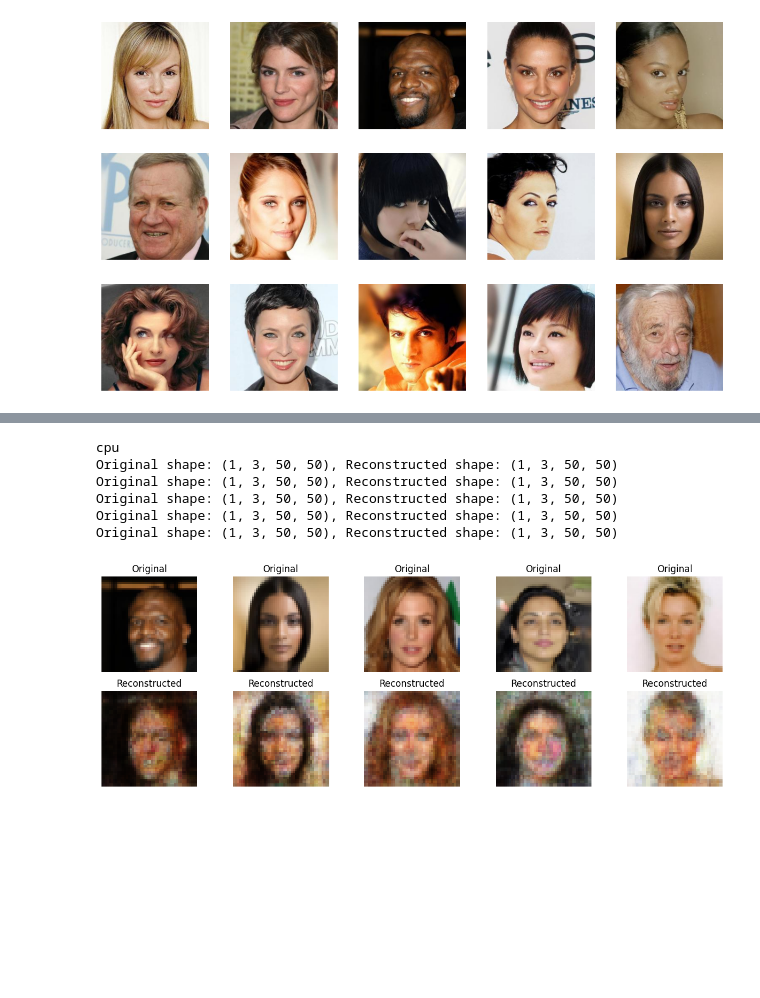
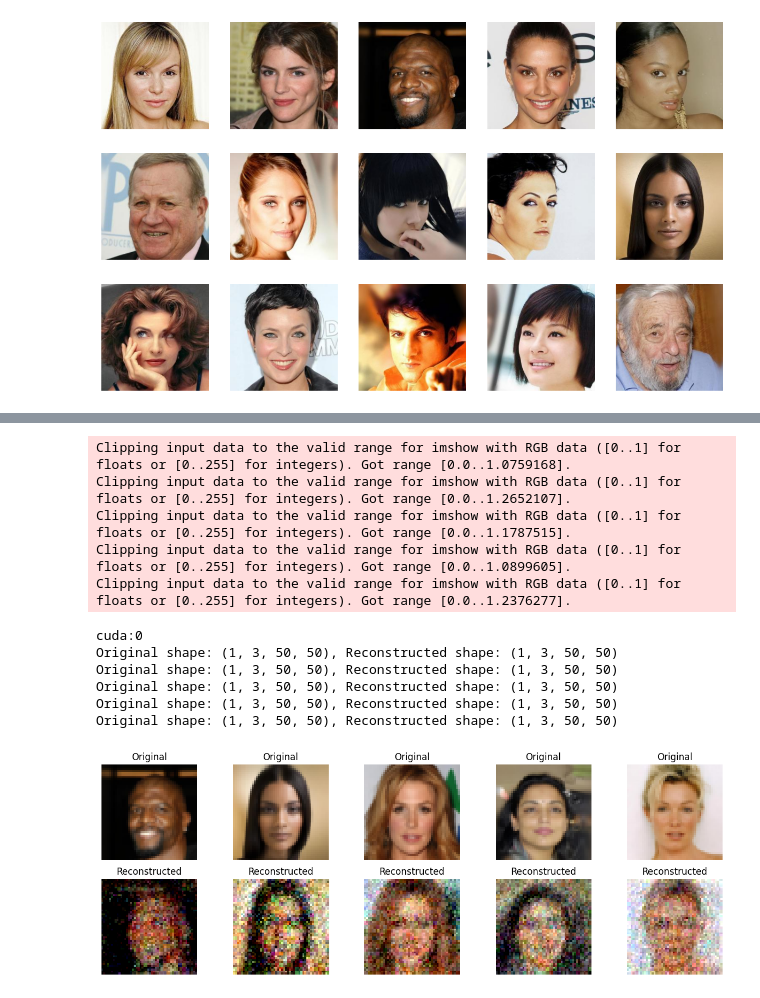
Before and after one commit to OmarFaig/VAE_vs_GAN, a Jupyter notebook: main.ipynb, the cells around one changed output, grey strips where cells are left out. Drawn from its saved outputs; the diff is of its cells as text; code cells hidden in the pictures; blank space fills up the shorter version.

```diff
--- a/main.ipynb
+++ b/main.ipynb
@@ -126,7 +126,7 @@ dataset_val = ImageDataset("human_face_generation_split/raw/validation")
 dataset_test = ImageDataset("human_face_generation_split/raw/test")
 show_dataset = ImageDataset("human_face_generation_split/show_imgs/train")
 
-train_data = torch.utils.data.DataLoader(dataset_preprocessed,batch_size=16,shuffle=True)
+train_data = torch.utils.data.DataLoader(dataset_preprocessed,batch_size=32,shuffle=True)
 val_data = torch.utils.data.DataLoader(dataset_val)
 test_data = torch.utils.data.DataLoader(dataset_test)
 show_data =torch.utils.data.DataLoader(show_dataset)
@@ -366,22 +357,28 @@ class VAE(nn.Module):
     def __init__(self):
         super(VAE, self).__init__()
         self.encoder = nn.Sequential(
-            nn.Conv2d(in_channels = 3 , out_channels = 32, kernel_size = 2 ,stride = 2),
-            nn.ReLU(),# possibly add max pooling
-            nn.Conv2d(in_channels = 32,out_channels = 64, kernel_size = 2, stride = 2),
-            nn.ReLU()
+            nn.Conv2d(in_channels = 3 , out_channels = 256, kernel_size = 2 ,stride = 2),
+           # nn.BatchNorm2d(256),
+            nn.LeakyReLU(0.1,inplace=True),# possibly add max pooling
+            #nn.Dropout(0.25),
+            nn.Conv2d(in_channels = 256,out_channels = 512, kernel_size = 2, stride = 2),
+            #nn.BatchNorm2d(512),
+            nn.LeakyReLU(0.1,inplace=True),# possibly add max pooling
+           # nn.Dropout(0.25),
         )
         self.decoder = nn.Sequential(
-            nn.ConvTranspose2d(in_channels = 64,out_channels=32,kernel_size=3,stride=2),
-            nn.ReLU(),
-            nn.ConvTranspose2d(in_channels = 32 , out_channels = 3 ,kernel_size=2,stride =2),
-            nn.Sigmoid()
+            nn.ConvTranspose2d(in_channels = 512,out_channels=256,kernel_size=3,stride=2),
+          #  nn.BatchNorm2d(256),
+            nn.LeakyReLU(0.1,inplace=True),# possibly add max pooling
+           # nn.Dropout(0.25),
+            nn.ConvTranspose2d(in_channels = 256 , out_channels = 3 ,kernel_size=2,stride =2),
+            nn.ReLU()
         )
         # latent mean and variance
    # Latent space
-        self.fc1 = nn.Linear(64*12*12, 256)  # Map to latent mean
-        self.fc2 = nn.Linear(64*12*12, 256)  # Map to latent logvar
-        self.fc3 = nn.Linear(256, 64*12*12)  # Map back from latent space to decoder input
+        self.fc1 = nn.Linear(512*12*12, 128)  # Map to latent mean
+        self.fc2 = nn.Linear(512*12*12, 128)  # Map to latent logvar
+        self.fc3 = nn.Linear(128, 512*12*12)  # Map back from latent space to decoder input
     def encode(self, x):
         x = self.encoder(x)
         x = x.view(x.size(0), -1)  # Flatten for the linear layers
@@ -399,9 +396,10 @@ class VAE(nn.Module):
 
     def decode(self, z):
         z = self.fc3(z)
-        z = z.view(z.size(0), 64, 12, 12)  # Reshape to the dimensions expected by the decoder
+        z = z.view(z.size(0), 512, 12, 12)  # Reshape to the dimensions expected by the decoder
         x_hat = self.decoder(z)
         return x_hat
+
 
     def forward(self, x):
         mean, logvar = self.encode(x)
@@ -410,9 +408,10 @@ class VAE(nn.Module):
         return x_hat, mean, logvar
 # %%
 def loss_function(x, x_hat, mean, log_var):
-    reproduction_loss = nn.functional.binary_cross_entropy(x_hat, x, reduction='sum')
-    KLD = - 0.5 * torch.sum(1+ log_var - mean.pow(2) - log_var.exp())
+    reproduction_loss = nn.functional.mse_loss(x_hat, x, reduction='sum')
+    KLD = -0.5 * torch.sum(1 + log_var - mean.pow(2) - log_var.exp())
+   # print(f'Reconstruction Loss: {reproduction_loss.item()}, KL Divergence: {KLD.item()}')
 
-    return reproduction_loss + KLD
+    return reproduction_loss + 0.01*KLD
 # %%
 #ckp_path="human_face_generation_split_data{}.ckp"
@@ -523,8 +505,8 @@ Epoch 11/101 : train_loss = 74686.2173, val_loss = 4175.4659
 ... (88 outputs left out)
 # %%
 vae = VAE()
-optimizer = torch.optim.Adam(vae.parameters(), lr=1e-4)
-checkpoint = torch.load("human_face_generation_split/20240901_224807vae/checkpoint_epoch_101.pt", weights_only=True)
+optimizer = torch.optim.Adam(vae.parameters(), lr=3e-4)
+checkpoint = torch.load("human_face_generation_split/20240902_215239vae/checkpoint_epoch_381.pt", weights_only=True)
 vae.load_state_dict(checkpoint['state_dict'])
 #optimizer.load_state_dict(checkpoint['optimizer_state_dict'])
 #epoch torchvision.ckpoint['epoch']
@@ -548,37 +530,42 @@ def plot_original_and_reconstructed(model, dataloader, device,num_images=5):
             # Move tensors back to CPU for visualization
             data = data.cpu().numpy()
             reconstructed = reconstructed.cpu().numpy()
             print(f"Original shape: {data.shape}, Reconstructed shape: {reconstructed.shape}")  # Debugging output
 
             images.extend(data[:num_images])  # Original images
             reconstructed_images.extend(reconstructed[:num_images])  # Reconstructed images
 
             if len(images) >= num_images:
                 break
 
     # Plot the original and reconstructed images side by side
     plt.figure(figsize=(15, 5))
     for i in range(num_images):
         # Original images
         plt.subplot(2, num_images, i + 1)
         plt.imshow(images[i].reshape(3, 50, 50).transpose(1, 2, 0))  # Reshape and transpose for RGB
         plt.title("Original")
         plt.axis('off')
 
         # Reconstructed images
         plt.subplot(2, num_images, num_images + i + 1)
         plt.imshow(reconstructed_images[i].reshape(3, 50, 50).transpose(1, 2, 0))  # Reshape and transpose for RGB
         plt.title("Reconstructed")
         plt.axis('off')
 
     plt.show()
 # Assuming you want to plot 5 images
 plot_original_and_reconstructed(vae, show_data,device, num_images=5)
 # %% [output]
-cpu
-Original shape: (1, 3, 50, 50), Reconstructed shape: (1, 3, 50, 50)
-Original shape: (1, 3, 50, 50), Reconstructed shape: (1, 3, 50, 50)
-Original shape: (1, 3, 50, 50), Reconstructed shape: (1, 3, 50, 50)
-Original shape: (1, 3, 50, 50), Reconstructed shape: (1, 3, 50, 50)
-Original shape: (1, 3, 50, 50), Reconstructed shape: (1, 3, 50, 50)
+Clipping input data to the valid range for imshow with RGB data ([0..1] for floats or [0..255] for integers). Got range [0.0..1.0759168].
+Clipping input data to the valid range for imshow with RGB data ([0..1] for floats or [0..255] for integers). Got range [0.0..1.2652107].
+Clipping input data to the valid range for imshow with RGB data ([0..1] for floats or [0..255] for integers). Got range [0.0..1.1787515].
+Clipping input data to the valid range for imshow with RGB data ([0..1] for floats or [0..255] for integers). Got range [0.0..1.0899605].
+Clipping input data to the valid range for imshow with RGB data ([0..1] for floats or [0..255] for integers). Got range [0.0..1.2376277].
+cuda:0
+Original shape: (1, 3, 50, 50), Reconstructed shape: (1, 3, 50, 50)
+Original shape: (1, 3, 50, 50), Reconstructed shape: (1, 3, 50, 50)
+Original shape: (1, 3, 50, 50), Reconstructed shape: (1, 3, 50, 50)
+Original shape: (1, 3, 50, 50), Reconstructed shape: (1, 3, 50, 50)
+Original shape: (1, 3, 50, 50), Reconstructed shape: (1, 3, 50, 50)
-[figure, old version]
+[figure, new version]
```
Also changed, not shown: parts of 5 cells of this notebook.
